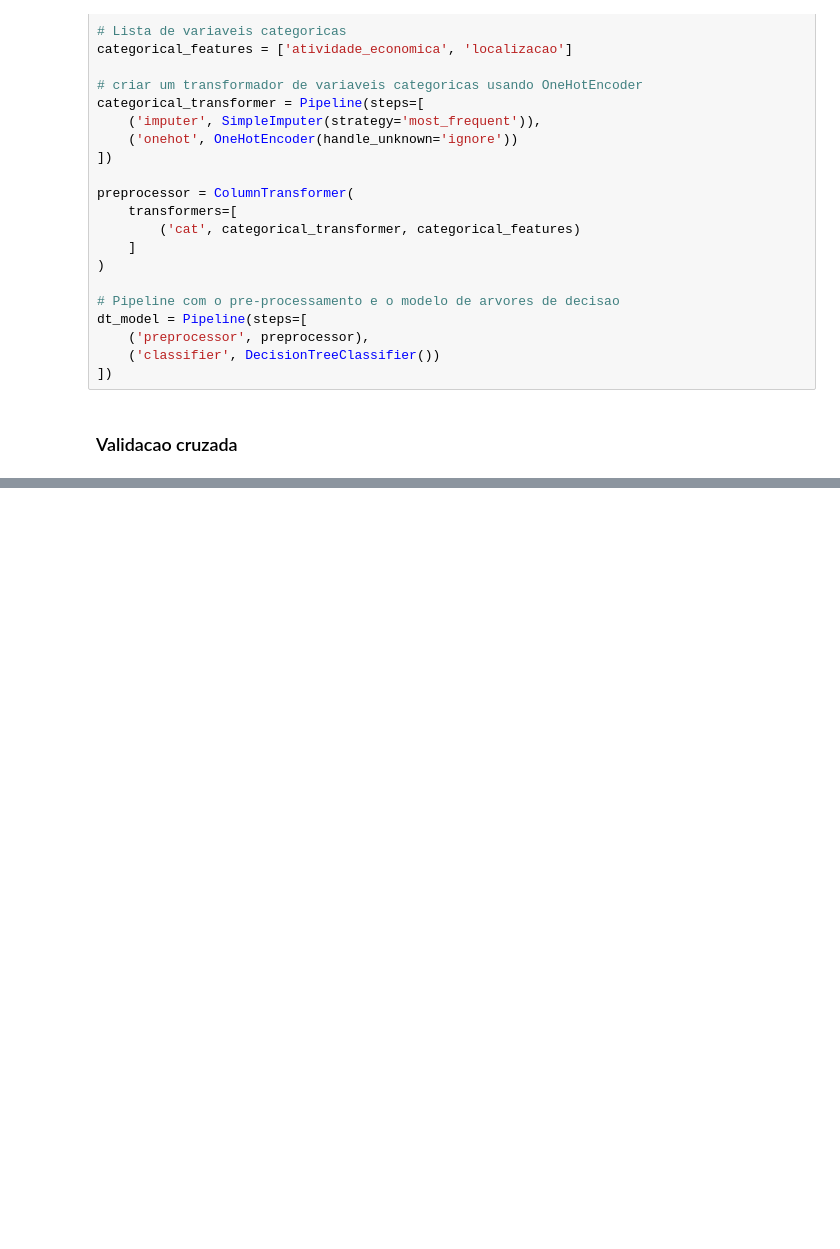
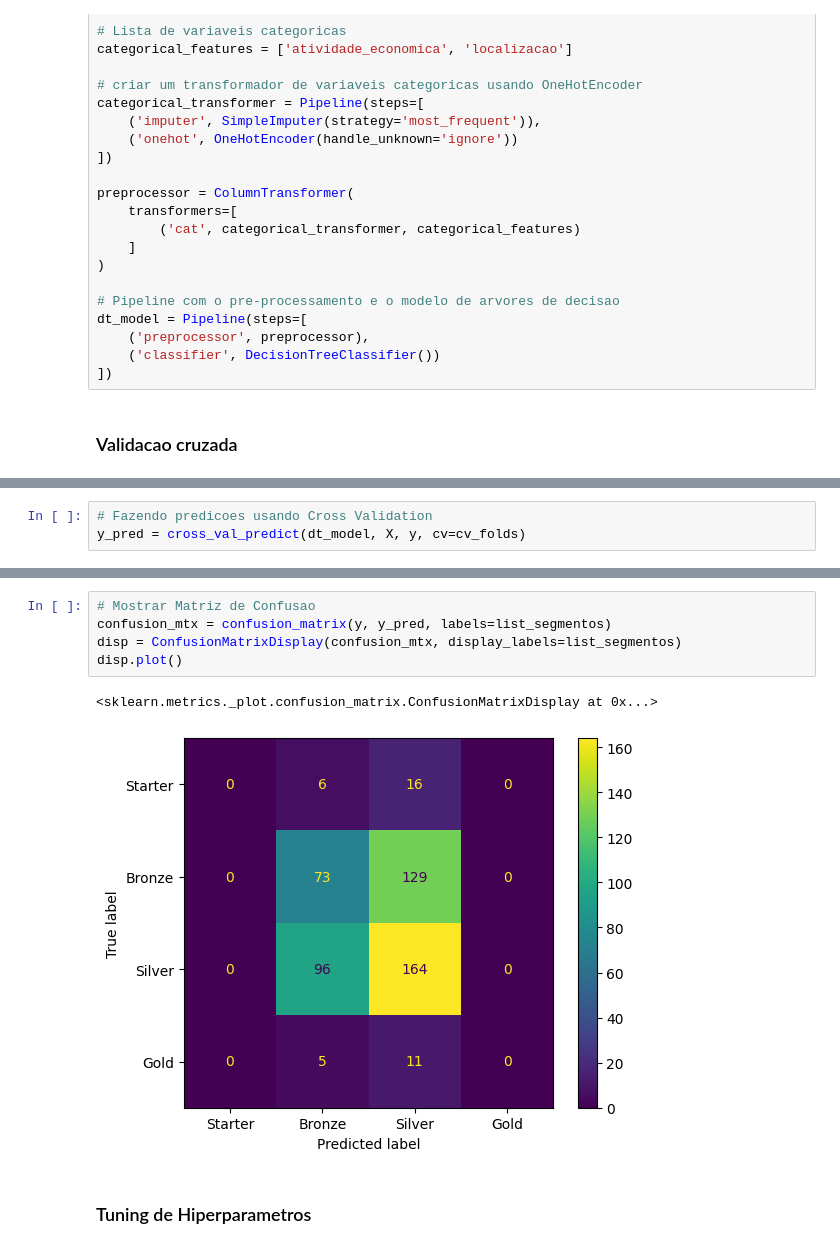
Before and after one commit to marciocamello/ml-decision-tree-classification, a Jupyter notebook: classificacao_segment_empresa.ipynb, the cells around one changed output, grey strips where cells are left out. Cells and saved outputs as stored; diff of their text form; blank space fills up the shorter version.

Commit message:
Machine learning - Decision Tree Project setup Model training Hyperparams Tunning

```diff
--- a/classificacao_segment_empresa.ipynb
+++ b/classificacao_segment_empresa.ipynb
@@ -375,0 +381,3 @@ np.float64(0.4739917754851743)
+# %%
+# Fazendo predicoes usando Cross Validation
+y_pred = cross_val_predict(dt_model, X, y, cv=cv_folds)
@@ -375,0 +408,10 @@ np.float64(0.4739917754851743)
+# %%
+# Mostrar Matriz de Confusao
+confusion_mtx = confusion_matrix(y, y_pred, labels=list_segmentos)
+disp = ConfusionMatrixDisplay(confusion_mtx, display_labels=list_segmentos)
+disp.plot()
+# %% [output]
+<sklearn.metrics._plot.confusion_matrix.ConfusionMatrixDisplay at 0x...>
+[figure, added]
+# %% [markdown]
+### Tuning de Hiperparametros
```
Also changed, not shown: parts of 9 cells of this notebook.
